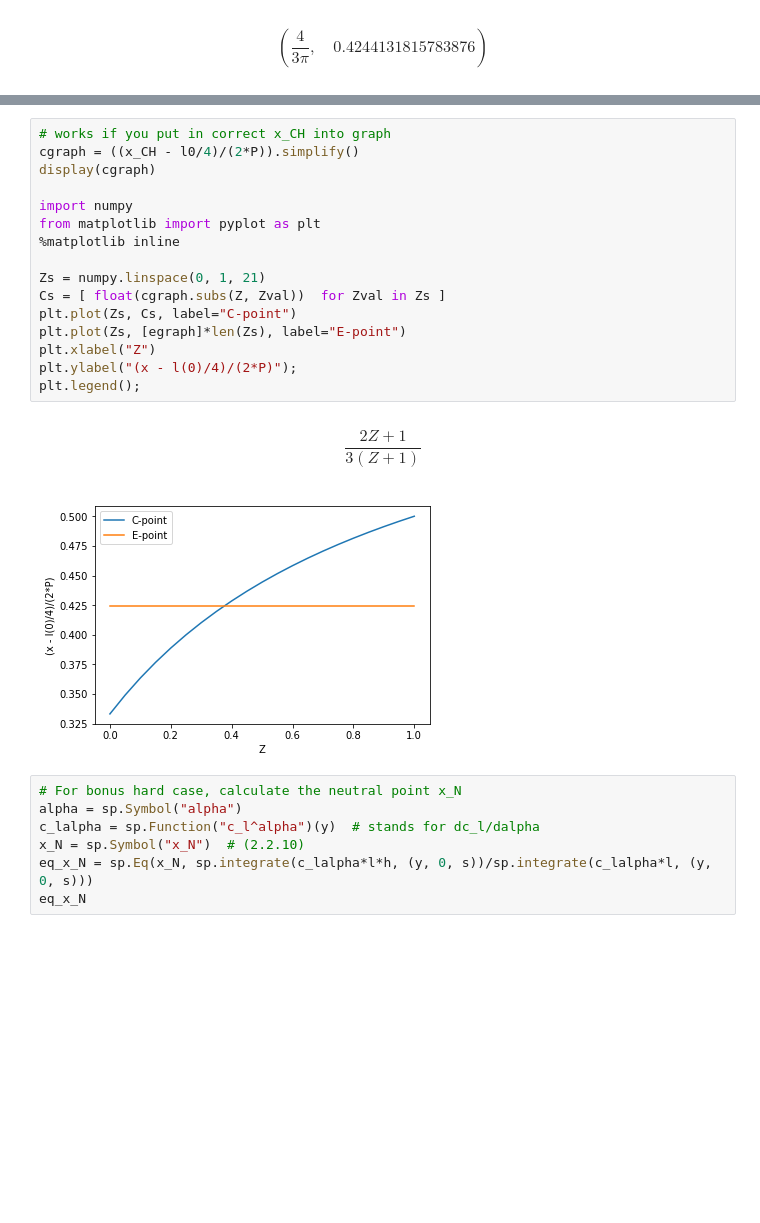
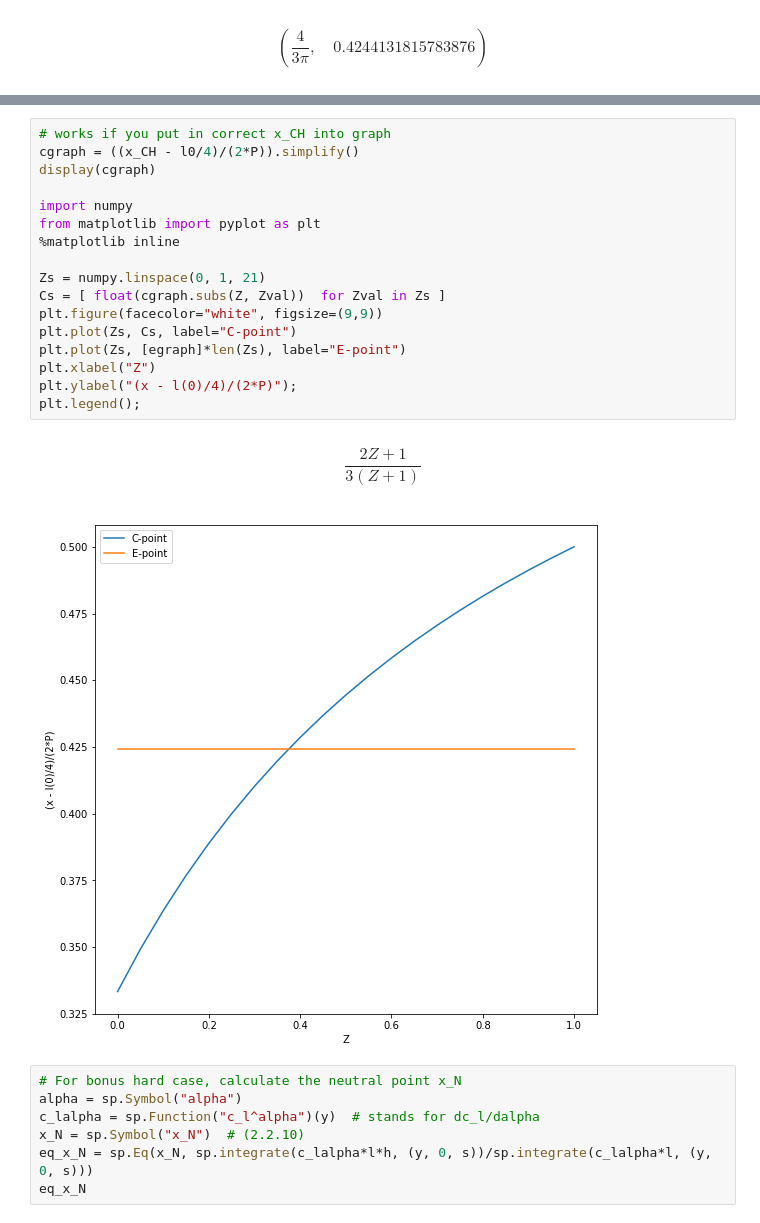
Before and after one commit to Future-Hangglider/Classical-aerodynamics, a Jupyter notebook: Horten_sailplanes/Horten_sailplanes.ipynb, the cells around one changed output, grey strips where cells are left out. Cells and saved outputs as stored; diff of their text form; blank space fills up the shorter version.

```diff
--- a/Horten_sailplanes/Horten_sailplanes.ipynb
+++ b/Horten_sailplanes/Horten_sailplanes.ipynb
@@ -164,22 +164,23 @@ $$\left ( \frac{4}{3 \pi}, \quad 0.4244131815783876\right )$$
 # %%
 # works if you put in correct x_CH into graph
 cgraph = ((x_CH - l0/4)/(2*P)).simplify()
 display(cgraph)
 
 import numpy
 from matplotlib import pyplot as plt
 %matplotlib inline
 
 Zs = numpy.linspace(0, 1, 21)
 Cs = [ float(cgraph.subs(Z, Zval))  for Zval in Zs ]
+plt.figure(facecolor="white", figsize=(9,9))
 plt.plot(Zs, Cs, label="C-point")
 plt.plot(Zs, [egraph]*len(Zs), label="E-point")
 plt.xlabel("Z")
 plt.ylabel("(x - l(0)/4)/(2*P)");
 plt.legend();
 # %% [output]
 $$\frac{2 Z + 1}{3 \left(Z + 1\right)}$$
-[figure, old version]
+[figure, new version]
 # %%
 # For bonus hard case, calculate the neutral point x_N
 alpha = sp.Symbol("alpha")
```
Also changed, not shown: parts of 1 cell of this notebook, 2 other files.
